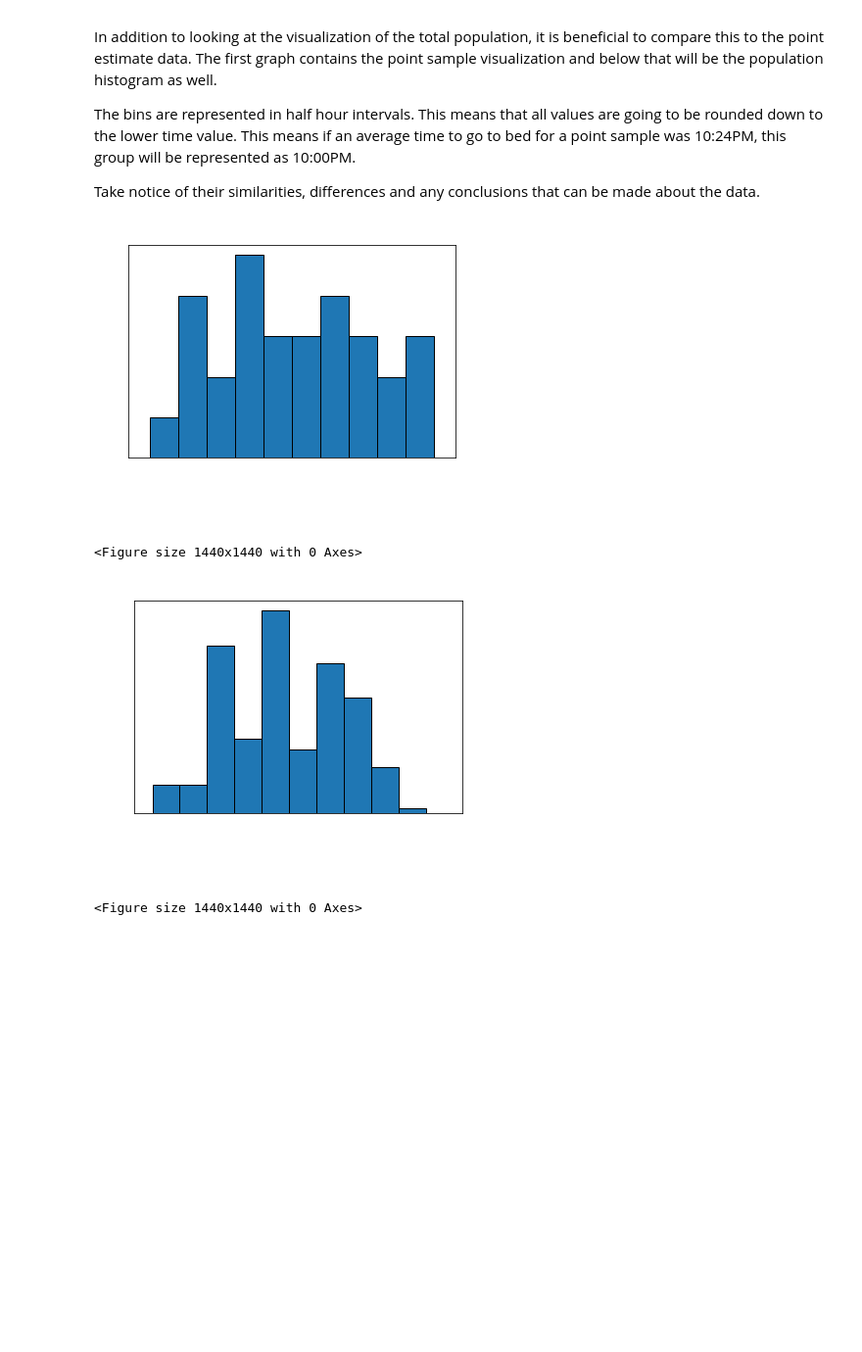
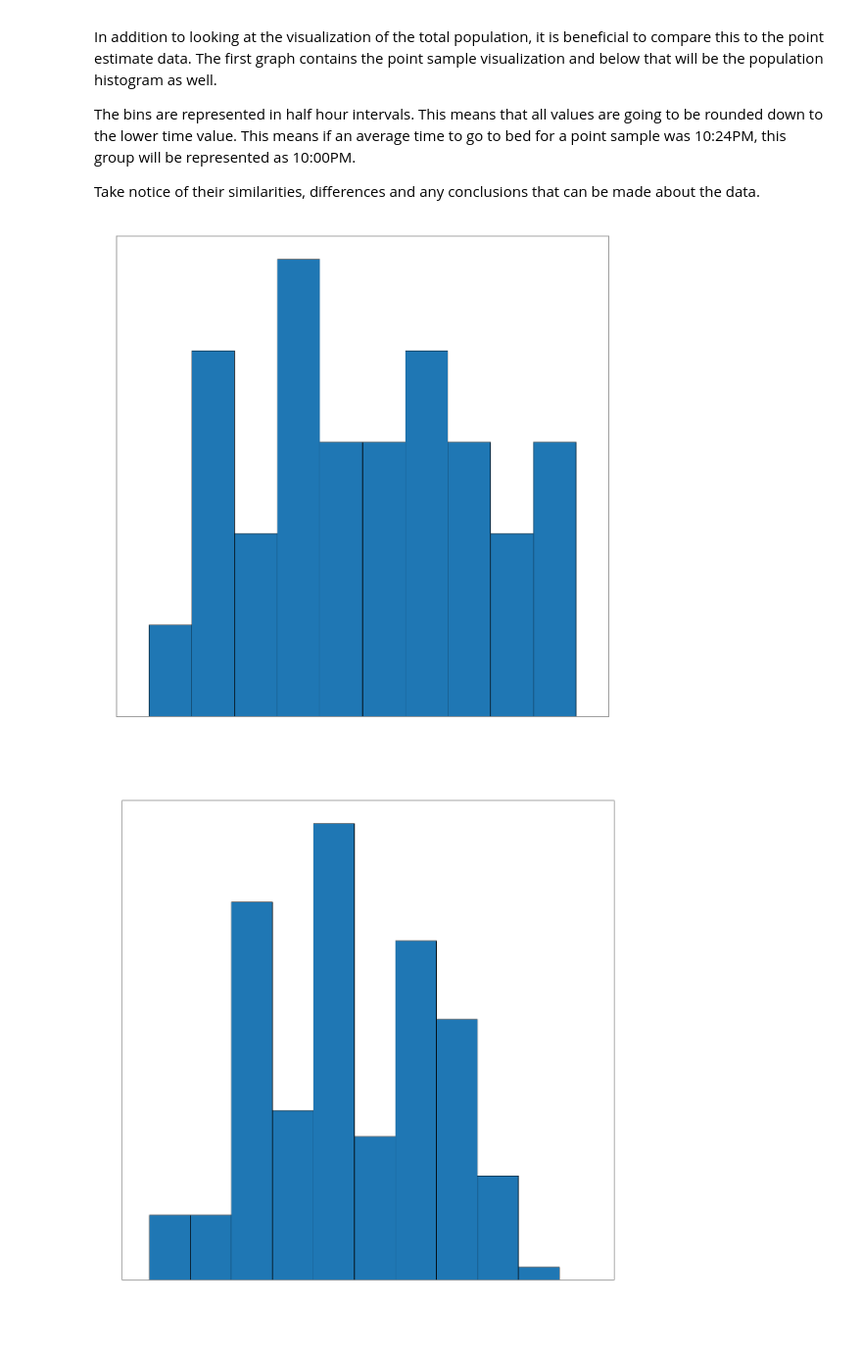
Before and after one commit to Markay12/SleepDataAnalysis, a Jupyter notebook: dataVisualization.ipynb, the cells around one changed output. Shown: that part at 98% size. Cells and saved outputs as stored; diff of their text form; code cells hidden in the pictures; blank space fills up the shorter version.

Commit message:
final analysis and compiled data

```diff
--- a/dataVisualization.ipynb
+++ b/dataVisualization.ipynb
@@ -254,55 +259,61 @@ sample_bins *= 2
 
 # sample_means are the values that are going to be used in this analysis
 
-plt.hist(graphable_means, edgecolor='black', )
-plt.title('Point Sample Average Bedtimes', color='white')
-plt.xlabel('Bedtime Hour', color='white')
-plt.ylabel('Total Groups', color='white')
-plt.yticks(color='white')
+#change the size of the plot and resolution
+plt.figure(figsize=(20, 20))
+
+#graph the font sample data
+plt.hist(graphable_means, edgecolor='black')
+
+#change title and labels
+plt.title('Point Sample Average Bedtimes', color='white', fontsize=24)
+plt.xlabel('Bedtime Hour', color='white', fontsize=20)
+plt.ylabel('Total Groups', color='white', fontsize=20)
 
 #create point sample ticks
 point_sample_ticks = ["10:30PM", "10:45PM", "11:00PM", "11:15PM", "11:30PM", "11:45PM", "12:00AM", "12:15AM", "12:30AM", "12:45AM", "1:00AM", "1:15AM", "1:30AM"]
 
-#function used to add ticks
-plt.xticks(list(plt.xticks()[0]) + [2.75, 3.25, 3.75, 4.25, 4.75, 5.25], color='white')
+#function used to add ticks, change tick color and rotation
+plt.xticks(list(plt.xticks()[0]) + [2.75, 3.25, 3.75, 4.25, 4.75, 5.25], color='white', fontsize = 20)
 plt.xticks(rotation=60, color='white')
+plt.yticks(color='white', fontsize=20)
+
 
 plt.axes().tick_params(axis='x', colors='white')
 plt.axes().tick_params(axis='y', colors='white')
 
 plt.axes().set_xticklabels(point_sample_ticks)
 
 plt.savefig("pointSample.png")
 
-plt.figure(figsize=(20, 20))
 
 plt.show()
 
+plt.figure(figsize=(20, 20))
+
 plt.hist(df_sleep.StartRange, edgecolor='black')
-plt.title('Population Bedtimes', color='white')
-plt.xlabel('Bedtime Hour (24-hour)', color='white')
-plt.ylabel('Total People', color='white')
+plt.title('Population Bedtimes', color='white', fontsize=24)
+plt.xlabel('Bedtime Hour (24-hour)', color='white', fontsize=20)
+plt.ylabel('Total People', color='white', fontsize=20)
 
 population_ticks = ["8:00PM", "9:00PM", "10:00PM", "11:00PM", "12:00AM", "1:00AM", "2:00AM", "3:00AM", "4:00AM", "5:00AM", "8:30PM", "9:30PM", "10:30PM", "11:30PM", "12:30AM", "1:30AM", "2:30AM", "3:30AM", "4:30AM"]
 
 #plot extra ticks
 plt.xticks(list(plt.xticks()[0]) + [0.5, 1.5, 2.5, 3.5, 4.5, 5.5, 6.5, 7.5, 8.5])
-plt.xticks(rotation=60, color='white')
+plt.xticks(rotation=60, color='white', fontsize=20)
 plt.axes().set_facecolor("white")
-plt.yticks(color='white')
+plt.yticks(color='white', fontsize=20)
+
 
 plt.axes().set_xticklabels(population_ticks)
 
 plt.axes().tick_params(axis='x', colors='white')
 plt.axes().tick_params(axis='y', colors='white')
 
 
 plt.savefig("populationHist.png")
-plt.figure(figsize=(20, 20))
 
 plt.show()
 # %% [output]
-[figure, old version]
+[figure, new version]
-<Figure size 1440x1440 with 0 Axes>
-[figure, old version]
+[figure, new version]
-<Figure size 1440x1440 with 0 Axes>
```
Also changed, not shown: parts of 3 cells of this notebook, 2 other files.
